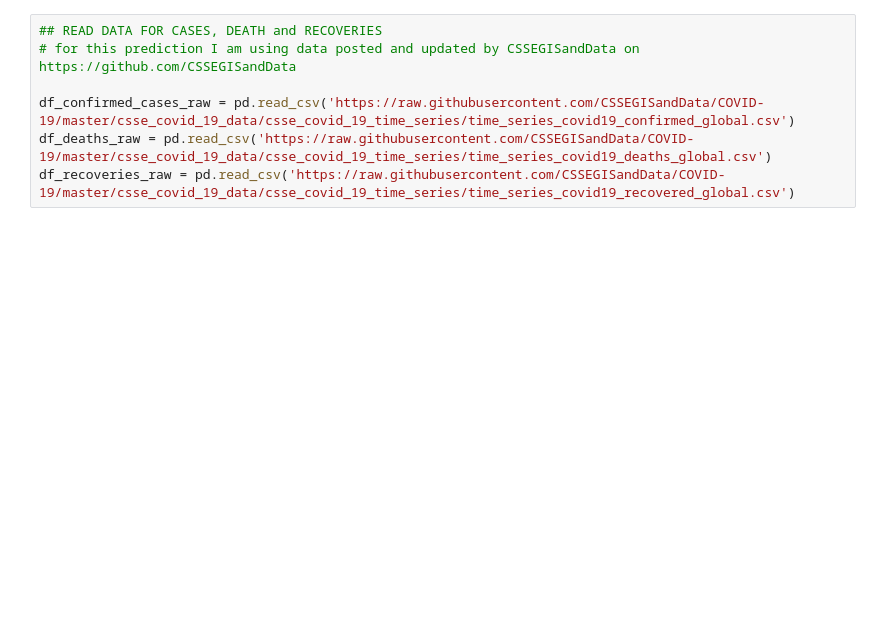
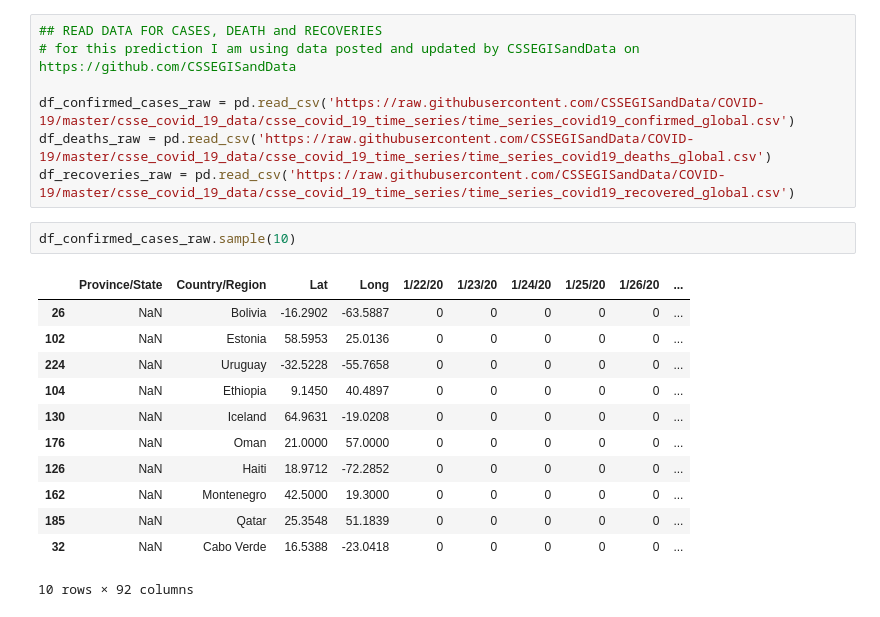
Before and after one commit to Intruz01/COVID19_spread_prediction, a Jupyter notebook: COVID19_spread_prediction.ipynb, the cells around one changed output. Saved outputs shown, nothing was run; the diff lists cells and outputs as text; blank space fills up the shorter version.

```diff
--- a/COVID19_spread_prediction.ipynb
+++ b/COVID19_spread_prediction.ipynb
@@ -13,3 +15,18 @@ import datetime
 df_confirmed_cases_raw = pd.read_csv('https://raw.githubusercontent.com/CSSEGISandData/COVID-19/master/csse_covid_19_data/csse_covid_19_time_series/time_series_covid19_confirmed_global.csv')
 df_deaths_raw = pd.read_csv('https://raw.githubusercontent.com/CSSEGISandData/COVID-19/master/csse_covid_19_data/csse_covid_19_time_series/time_series_covid19_deaths_global.csv')
 df_recoveries_raw = pd.read_csv('https://raw.githubusercontent.com/CSSEGISandData/COVID-19/master/csse_covid_19_data/csse_covid_19_time_series/time_series_covid19_recovered_global.csv')
+# %%
+df_confirmed_cases_raw.sample(10)
+# %% [output]
+|  | Province/State | Country/Region | Lat | Long | 1/22/20 | 1/23/20 | 1/24/20 | 1/25/20 | 1/26/20 | ... |
+| 26 | NaN | Bolivia | -16.2902 | -63.5887 | 0 | 0 | 0 | 0 | 0 | ... |
+| 102 | NaN | Estonia | 58.5953 | 25.0136 | 0 | 0 | 0 | 0 | 0 | ... |
+| 224 | NaN | Uruguay | -32.5228 | -55.7658 | 0 | 0 | 0 | 0 | 0 | ... |
+| 104 | NaN | Ethiopia | 9.1450 | 40.4897 | 0 | 0 | 0 | 0 | 0 | ... |
+| 130 | NaN | Iceland | 64.9631 | -19.0208 | 0 | 0 | 0 | 0 | 0 | ... |
+| 176 | NaN | Oman | 21.0000 | 57.0000 | 0 | 0 | 0 | 0 | 0 | ... |
+| 126 | NaN | Haiti | 18.9712 | -72.2852 | 0 | 0 | 0 | 0 | 0 | ... |
+| 162 | NaN | Montenegro | 42.5000 | 19.3000 | 0 | 0 | 0 | 0 | 0 | ... |
+| 185 | NaN | Qatar | 25.3548 | 51.1839 | 0 | 0 | 0 | 0 | 0 | ... |
+| 32 | NaN | Cabo Verde | 16.5388 | -23.0418 | 0 | 0 | 0 | 0 | 0 | ... |
+10 rows × 92 columns
```
Also changed, not shown: parts of 3 cells of this notebook.
